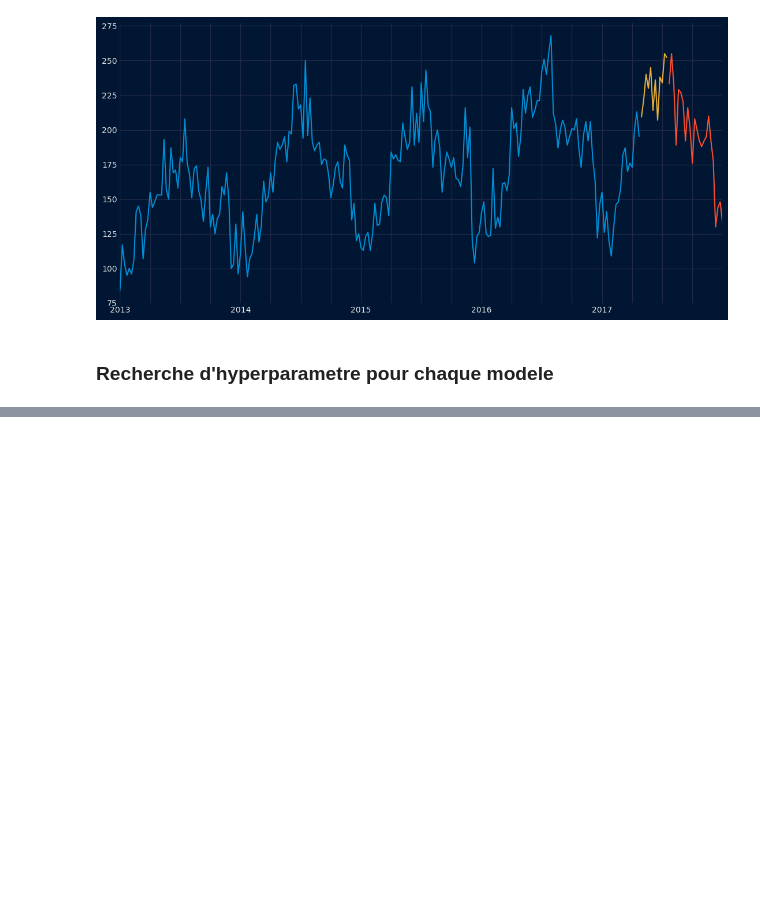
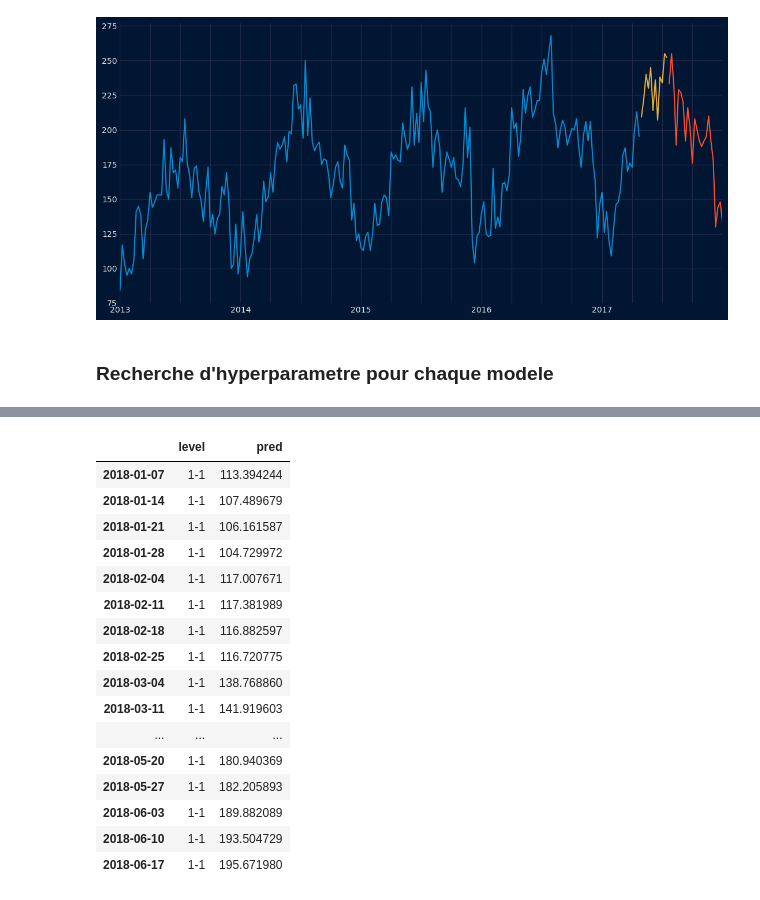
Before and after one commit to AinaRazafinjato/data-science-predistock, a Jupyter notebook: notebook/skforecast/Prevision multivarie dependante.ipynb, the cells around one changed output, grey strips where cells are left out. Cells and saved outputs as stored; diff of their text form; code cells hidden in the pictures; blank space fills up the shorter version.

```diff
--- a/notebook/skforecast/Prevision multivarie dependante.ipynb
+++ b/notebook/skforecast/Prevision multivarie dependante.ipynb
@@ -459,0 +400,42 @@ metrics_1
+# %%
+# Initialisation du meilleur modèle
+forecaster = ForecasterRecursiveMultiSeries(
+                regressor = best_model,
+                lags      = LAG_SIZE,
+                encoding  = 'ordinal',
+                transformer_series=StandardScaler(),
+                transformer_exog=StandardScaler(),
+                )
+# %%
+# Entrainnement sur l'ensemble du train_set et val_set
+forecaster.fit(
+            series=df_weekly.iloc[:,:-3],
+            store_in_sample_residuals=True,
+            exog=df_weekly.iloc[:,-3:],
+            )
+
+# Prediction sur le test set
+predictions = forecaster.predict(
+            steps=HORIZON,
+            exog=exog_future,
+            )
+# %%
+predictions[predictions["level"]=="1-1"]
+# %% [output]
+|  | level | pred |
+| 2018-01-07 | 1-1 | 113.394244 |
+| 2018-01-14 | 1-1 | 107.489679 |
+| 2018-01-21 | 1-1 | 106.161587 |
+| 2018-01-28 | 1-1 | 104.729972 |
+| 2018-02-04 | 1-1 | 117.007671 |
+| 2018-02-11 | 1-1 | 117.381989 |
+| 2018-02-18 | 1-1 | 116.882597 |
+| 2018-02-25 | 1-1 | 116.720775 |
+| 2018-03-04 | 1-1 | 138.768860 |
+| 2018-03-11 | 1-1 | 141.919603 |
+| ... | ... | ... |
+| 2018-05-20 | 1-1 | 180.940369 |
+| 2018-05-27 | 1-1 | 182.205893 |
+| 2018-06-03 | 1-1 | 189.882089 |
+| 2018-06-10 | 1-1 | 193.504729 |
+| 2018-06-17 | 1-1 | 195.671980 |
```
Also changed, not shown: parts of 22 cells of this notebook.
